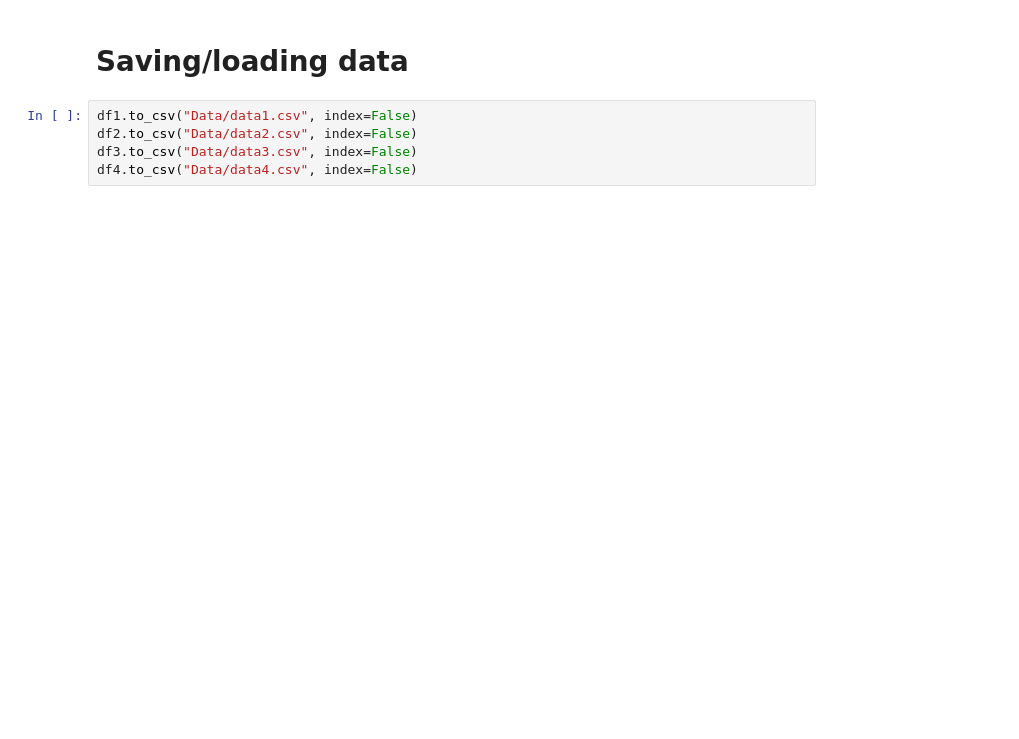
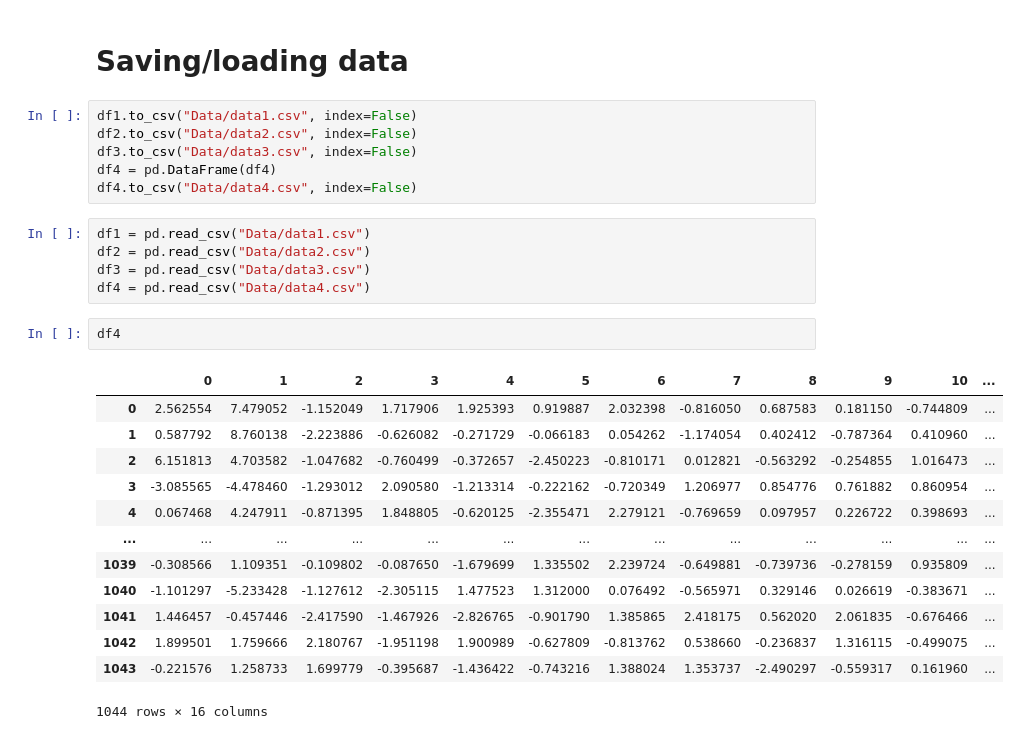
Before and after one commit to DuplexCard/F20DL-Natalia-G4, a Jupyter notebook: lab3.ipynb, the cells around one changed output. Drawn from its saved outputs; the diff is of its cells as text; blank space fills up the shorter version.

```diff
--- a/lab3.ipynb
+++ b/lab3.ipynb
@@ -132,4 +162,26 @@ Model 2 score:
 df1.to_csv("Data/data1.csv", index=False)
 df2.to_csv("Data/data2.csv", index=False)
 df3.to_csv("Data/data3.csv", index=False)
+df4 = pd.DataFrame(df4)
 df4.to_csv("Data/data4.csv", index=False)
+# %%
+df1 = pd.read_csv("Data/data1.csv")
+df2 = pd.read_csv("Data/data2.csv")
+df3 = pd.read_csv("Data/data3.csv")
+df4 = pd.read_csv("Data/data4.csv")
+# %%
+df4
+# %% [output]
+|  | 0 | 1 | 2 | 3 | 4 | 5 | 6 | 7 | 8 | 9 | 10 | ... |
+| 0 | 2.562554 | 7.479052 | -1.152049 | 1.717906 | 1.925393 | 0.919887 | 2.032398 | -0.816050 | 0.687583 | 0.181150 | -0.744809 | ... |
+| 1 | 0.587792 | 8.760138 | -2.223886 | -0.626082 | -0.271729 | -0.066183 | 0.054262 | -1.174054 | 0.402412 | -0.787364 | 0.410960 | ... |
+| 2 | 6.151813 | 4.703582 | -1.047682 | -0.760499 | -0.372657 | -2.450223 | -0.810171 | 0.012821 | -0.563292 | -0.254855 | 1.016473 | ... |
+| 3 | -3.085565 | -4.478460 | -1.293012 | 2.090580 | -1.213314 | -0.222162 | -0.720349 | 1.206977 | 0.854776 | 0.761882 | 0.860954 | ... |
+| 4 | 0.067468 | 4.247911 | -0.871395 | 1.848805 | -0.620125 | -2.355471 | 2.279121 | -0.769659 | 0.097957 | 0.226722 | 0.398693 | ... |
+| ... | ... | ... | ... | ... | ... | ... | ... | ... | ... | ... | ... | ... |
+| 1039 | -0.308566 | 1.109351 | -0.109802 | -0.087650 | -1.679699 | 1.335502 | 2.239724 | -0.649881 | -0.739736 | -0.278159 | 0.935809 | ... |
+| 1040 | -1.101297 | -5.233428 | -1.127612 | -2.305115 | 1.477523 | 1.312000 | 0.076492 | -0.565971 | 0.329146 | 0.026619 | -0.383671 | ... |
+| 1041 | 1.446457 | -0.457446 | -2.417590 | -1.467926 | -2.826765 | -0.901790 | 1.385865 | 2.418175 | 0.562020 | 2.061835 | -0.676466 | ... |
+| 1042 | 1.899501 | 1.759666 | 2.180767 | -1.951198 | 1.900989 | -0.627809 | -0.813762 | 0.538660 | -0.236837 | 1.316115 | -0.499075 | ... |
+| 1043 | -0.221576 | 1.258733 | 1.699779 | -0.395687 | -1.436422 | -0.743216 | 1.388024 | 1.353737 | -2.490297 | -0.559317 | 0.161960 | ... |
+1044 rows × 16 columns
```
Also changed, not shown: parts of 5 cells of this notebook, 3 other files.
